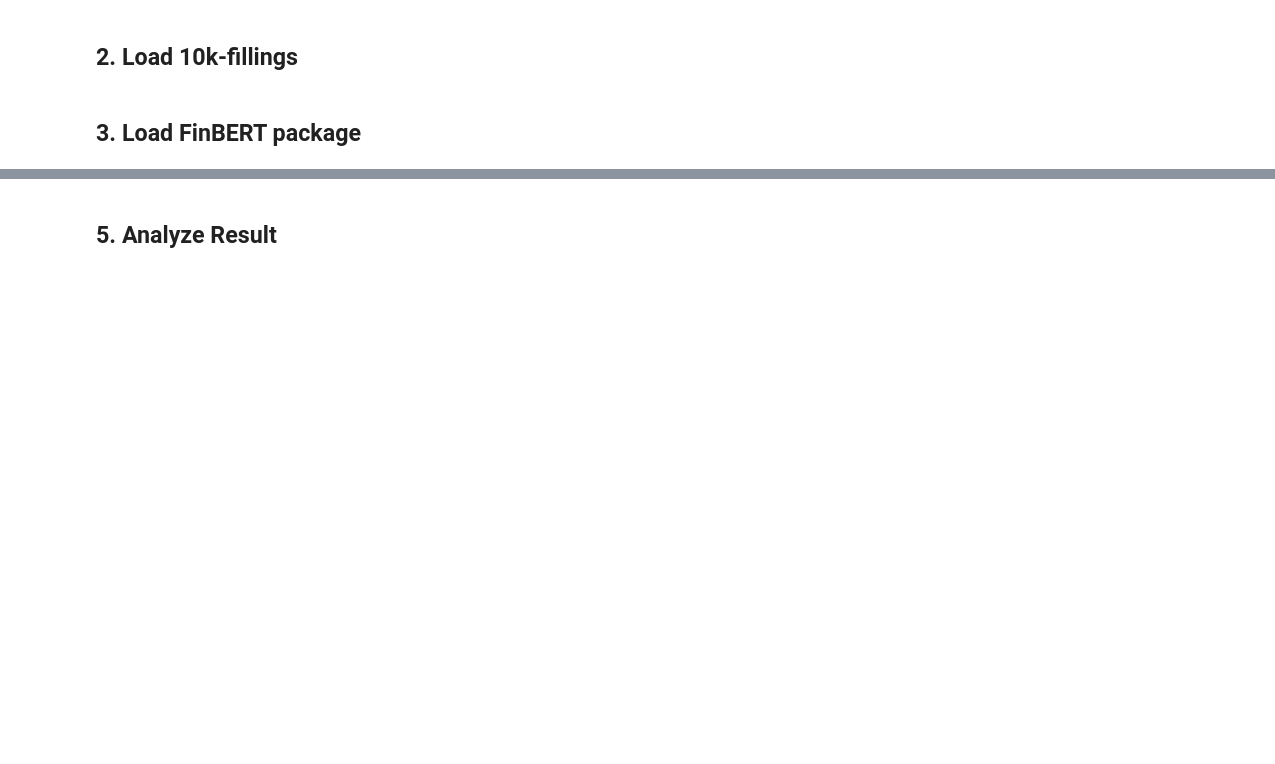
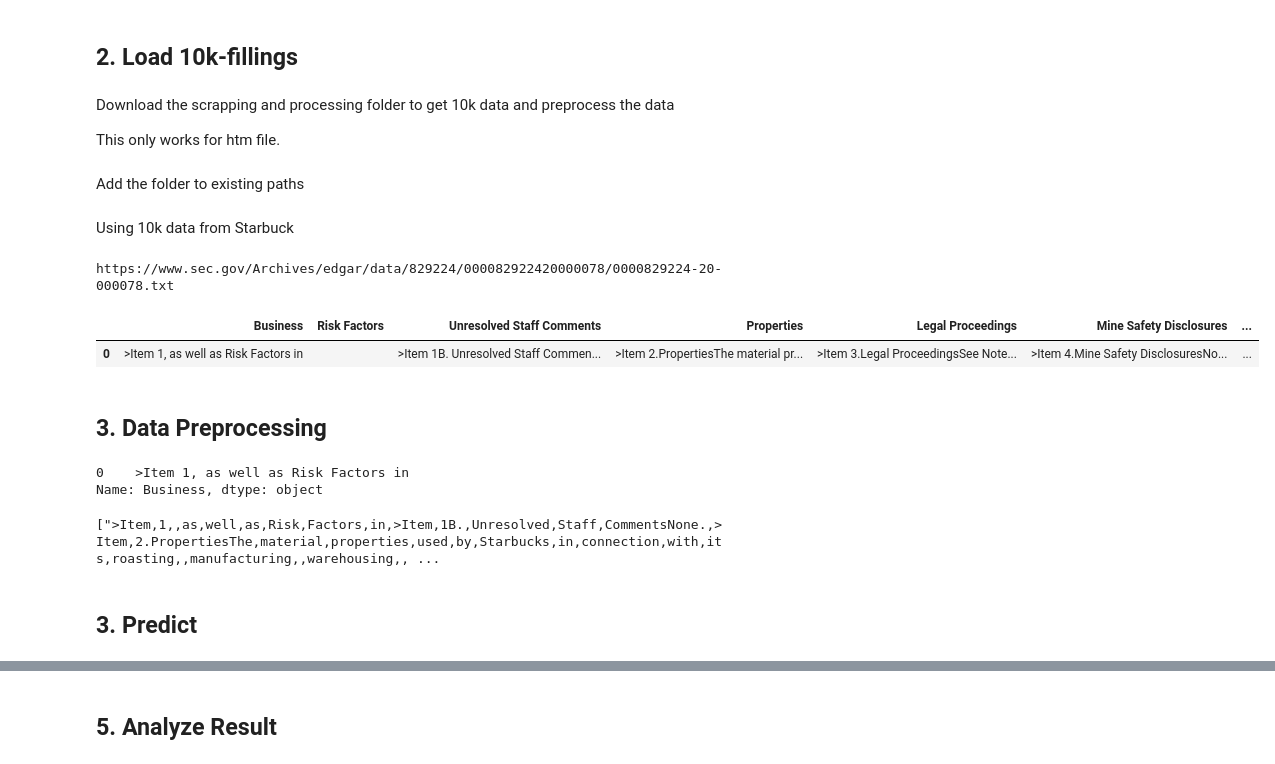
Before and after one commit to AriNguyen/SentimentAnalysis, a Jupyter notebook: sentiment-analysis-FinBERT.ipynb, the cells around one changed output, grey strips where cells are left out. Cells and saved outputs as stored; diff of their text form; code cells hidden in the pictures; blank space fills up the shorter version.

```diff
--- a/sentiment-analysis-FinBERT.ipynb
+++ b/sentiment-analysis-FinBERT.ipynb
@@ -23,0 +15,4 @@ text = text_from_pdf.lower()
+# %% [markdown]
+Download the scrapping and processing folder to get 10k data and preprocess the data
+
+This only works for htm file.
@@ -23,0 +21,4 @@ text = text_from_pdf.lower()
+# %% [markdown]
+Add the folder to existing paths
+# %% [markdown]
+Using 10k data from Starbuck
@@ -24,2 +29,31 @@ text = text_from_pdf.lower()
+# %%
+import pandas as pd
+
+from quant_finance.SEC_Scraper import transform_htm_to_dataframe
+from quant_finance.data_preprocessing import parse_raw_10k_to_sections
+
+htm_link = 'https://www.sec.gov/Archives/edgar/data/829224/000082922420000078/0000829224-20-000078-index.htm'
+
+df = transform_htm_to_dataframe(htm_link)
+df
+# %% [output]
+https://www.sec.gov/Archives/edgar/data/829224/000082922420000078/0000829224-20-000078.txt
+|  | Business | Risk Factors | Unresolved Staff Comments | Properties | Legal Proceedings | Mine Safety Disclosures | ... |
+| 0 | >Item 1, as well as Risk Factors in |  | >Item 1B. Unresolved Staff Commen... | >Item 2.PropertiesThe material pr... | >Item 3.Legal ProceedingsSee Note... | >Item 4.Mine Safety DisclosuresNo... | ... |
+# %% [markdown]
+## 3. Data Preprocessing
+# %%
+df['Business']
+# %% [output]
+0    >Item 1, as well as Risk Factors in
+Name: Business, dtype: object
+# %%
+x = df.to_string(header=False,
+                  index=False,
+                  index_names=False).split('\n')
+vals = [','.join(ele.split()) for ele in x]
+print(vals)
+# %% [output]
+[">Item,1,,as,well,as,Risk,Factors,in,>Item,1B.,Unresolved,Staff,CommentsNone.,>Item,2.PropertiesThe,material,properties,used,by,Starbucks,in,connection,with,its,roasting,,manufacturing,,warehousing,, ...
 # %% [markdown]
-## 3. Load FinBERT package
+## 3. Predict
```
Also changed, not shown: parts of 20 cells of this notebook, 6 other files.
